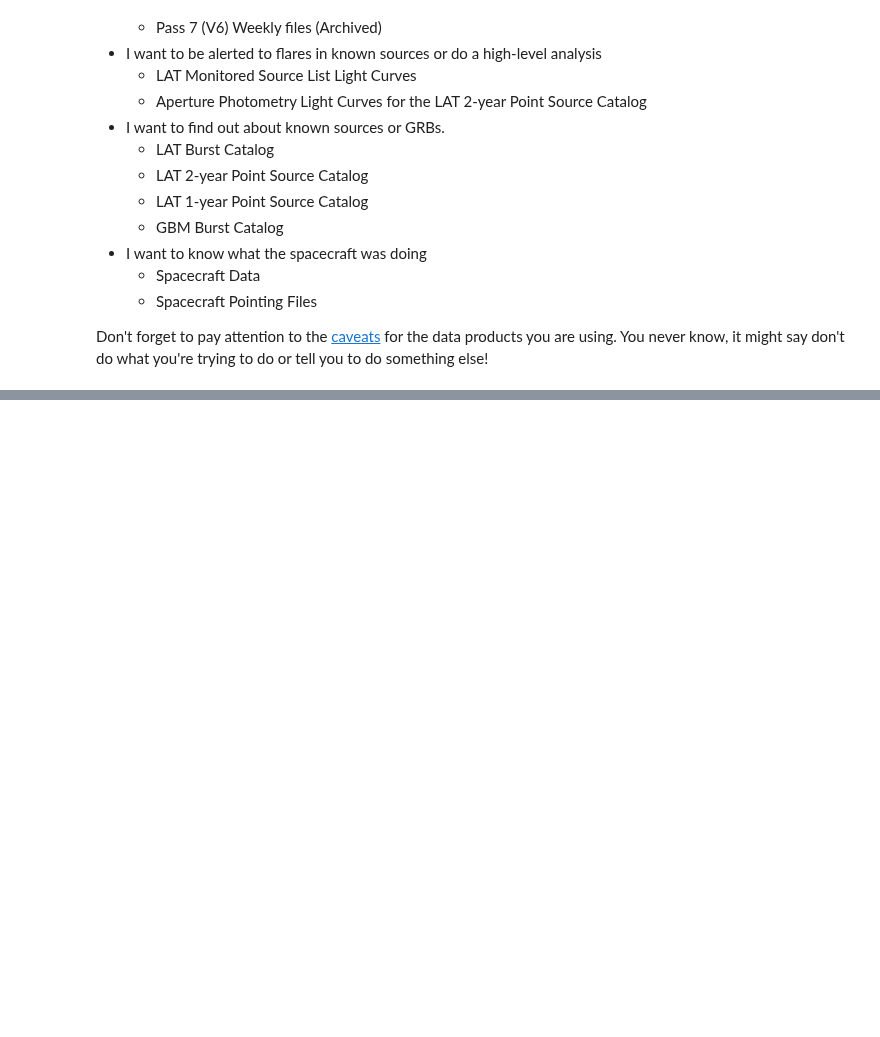
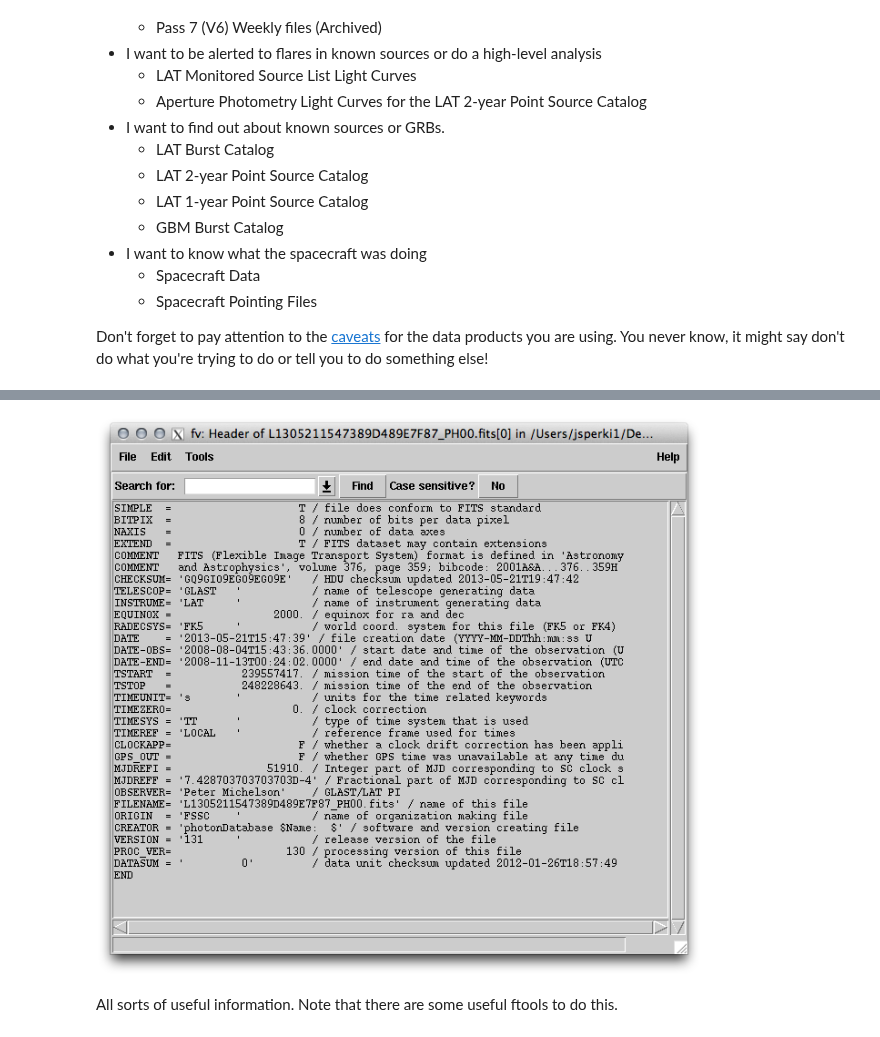
Before and after one commit to FermiSummerSchool/fermi-summer-school, a Jupyter notebook: Data_Exploration.ipynb, the cells around one changed output, grey strips where cells are left out. Saved outputs shown, nothing was run; the diff lists cells and outputs as text; code cells hidden in the pictures; blank space fills up the shorter version.

```diff
--- a/Data_Exploration.ipynb
+++ b/Data_Exploration.ipynb
@@ -95,0 +162,6 @@ Don't forget to pay attention to the [caveats](http://fermi.gsfc.nasa.gov/ssc/da
+# %%
+Image(filename='images/FSSC_fv2.png')
+# %% [output]
+[figure, added]
+# %% [markdown]
+All sorts of useful information.  Note that there are some useful ftools to do this.
```
Also changed, not shown: parts of 29 cells of this notebook.
